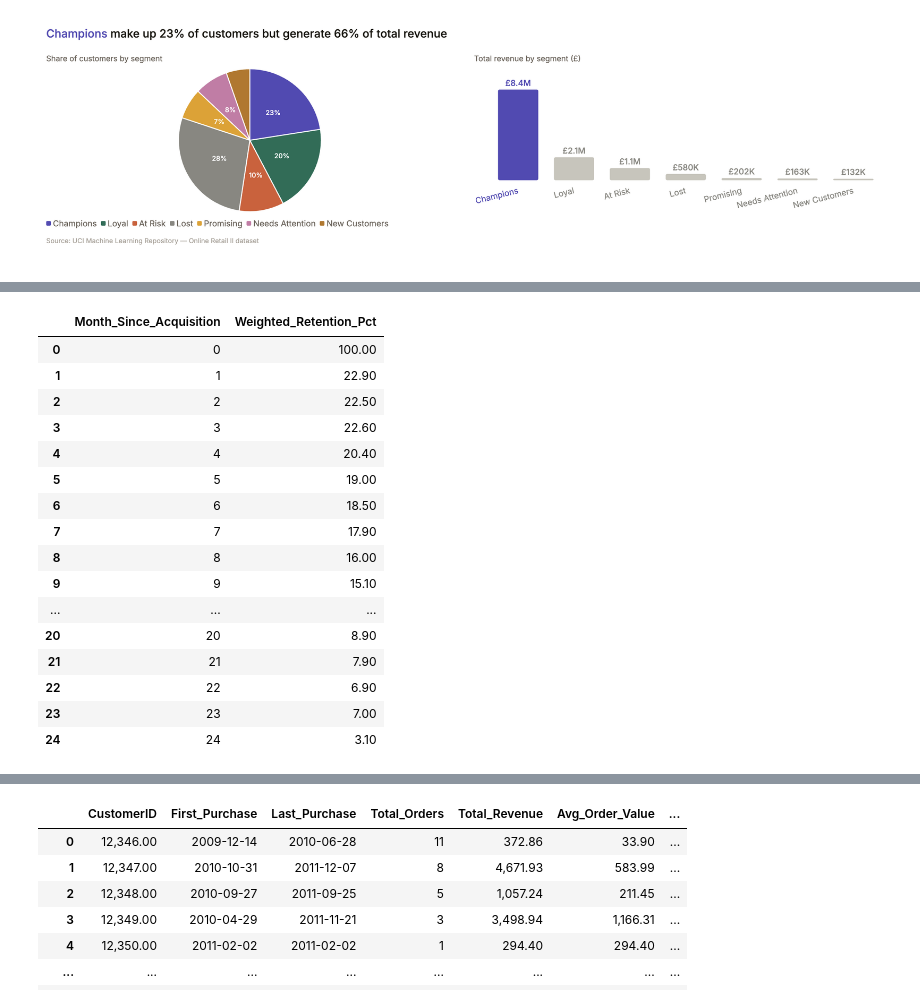
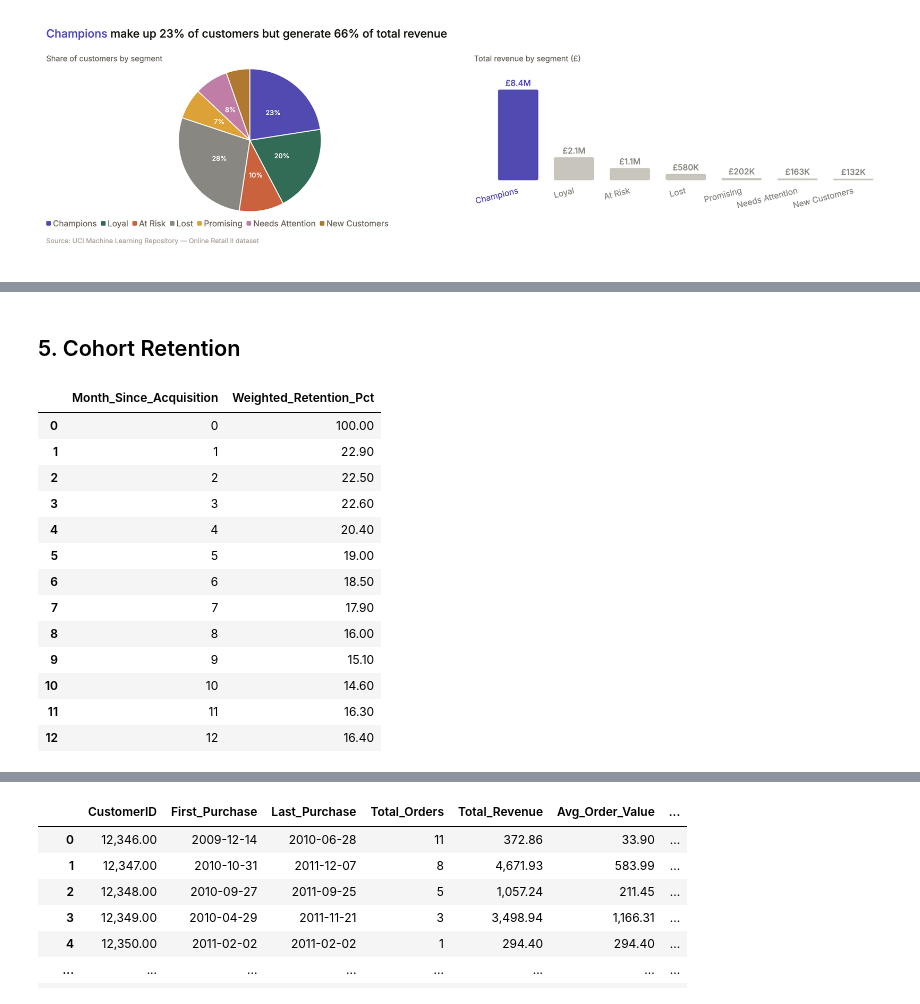
Before and after one commit to Hahm7/online_retail_analysis, a Jupyter notebook: notebooks/analysis.ipynb, the cells around one changed output, grey strips where cells are left out. Cells and saved outputs as stored; diff of their text form; code cells hidden in the pictures.

```diff
--- a/notebooks/analysis.ipynb
+++ b/notebooks/analysis.ipynb
@@ -682,3 +560,5 @@ con.execute("""
+# %% [markdown]
+## 5. Cohort Retention
 # %%
 con.execute("""
     WITH cohort_base AS (
@@ -715,36 +595,34 @@ con.execute("""
         SELECT
             CohortMonth,
             Customers AS CohortSize
         FROM cohort_counts
         WHERE CohortIndex = 0
     ),
     total_customers AS (
         SELECT SUM(CohortSize) AS TotalCohortSize
         FROM cohort_size
     )
     SELECT
         cc.CohortIndex AS Month_Since_Acquisition,
         ROUND(100.0 * SUM(cc.Customers) / MAX(tc.TotalCohortSize), 1) AS Weighted_Retention_Pct
     FROM cohort_counts cc
     CROSS JOIN total_customers tc
     GROUP BY cc.CohortIndex
     ORDER BY cc.CohortIndex
+    LIMIT 13
 """).fetchdf()
 # %% [output]
 |  | Month_Since_Acquisition | Weighted_Retention_Pct |
 | 0 | 0 | 100.00 |
 | 1 | 1 | 22.90 |
 | 2 | 2 | 22.50 |
 | 3 | 3 | 22.60 |
 | 4 | 4 | 20.40 |
 | 5 | 5 | 19.00 |
 | 6 | 6 | 18.50 |
 | 7 | 7 | 17.90 |
 | 8 | 8 | 16.00 |
 | 9 | 9 | 15.10 |
-| ... | ... | ... |
-| 20 | 20 | 8.90 |
-| 21 | 21 | 7.90 |
-| 22 | 22 | 6.90 |
-| 23 | 23 | 7.00 |
-| 24 | 24 | 3.10 |
+| 10 | 10 | 14.60 |
+| 11 | 11 | 16.30 |
+| 12 | 12 | 16.40 |
```
Also changed, not shown: parts of 18 cells of this notebook, 1 other file.
